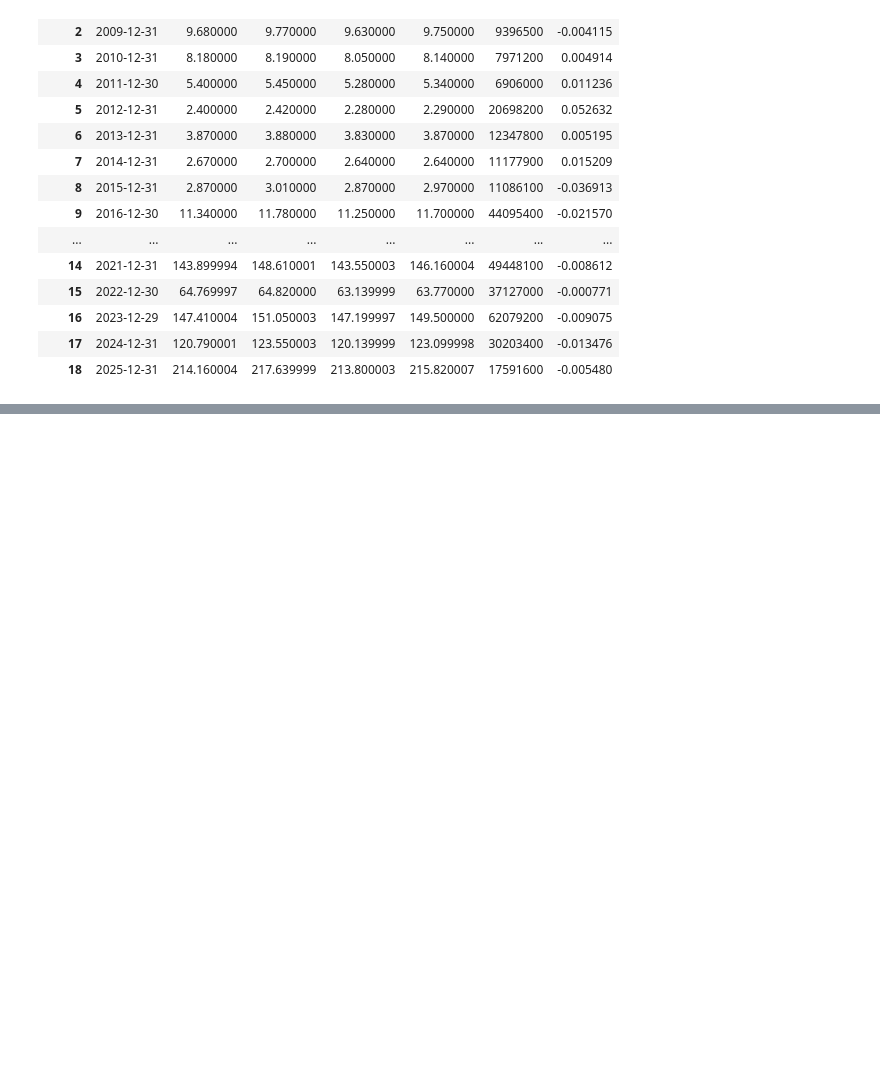
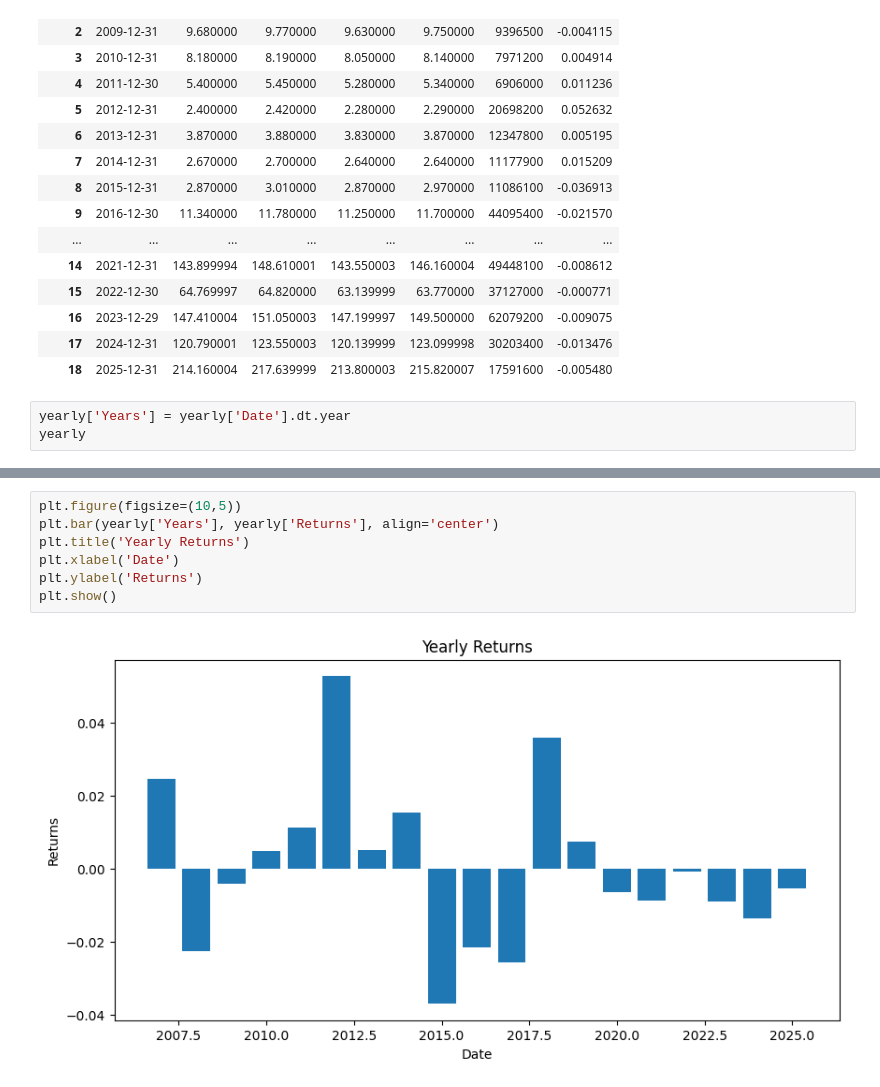
Before and after one commit to Ravindra1972/Anaytics-in-finance-using-Python, a Jupyter notebook: Quant_Analysis_of_Stock_.ipynb, the cells around one changed output, grey strips where cells are left out. Saved outputs shown, nothing was run; the diff lists cells and outputs as text; blank space fills up the shorter version.

```diff
--- a/Quant_Analysis_of_Stock_.ipynb
+++ b/Quant_Analysis_of_Stock_.ipynb
@@ -179,3 +179,6 @@ yearly
 | 16 | 2023-12-29 | 147.410004 | 151.050003 | 147.199997 | 149.500000 | 62079200 | -0.009075 |
 | 17 | 2024-12-31 | 120.790001 | 123.550003 | 120.139999 | 123.099998 | 30203400 | -0.013476 |
 | 18 | 2025-12-31 | 214.160004 | 217.639999 | 213.800003 | 215.820007 | 17591600 | -0.005480 |
+# %%
+yearly['Years'] = yearly['Date'].dt.year
+yearly
@@ -181,0 +204,9 @@ yearly
+# %%
+plt.figure(figsize=(10,5))
+plt.bar(yearly['Years'], yearly['Returns'], align='center')
+plt.title('Yearly Returns')
+plt.xlabel('Date')
+plt.ylabel('Returns')
+plt.show()
+# %% [output]
+[figure, added]
```
Also changed, not shown: parts of 6 cells of this notebook.
